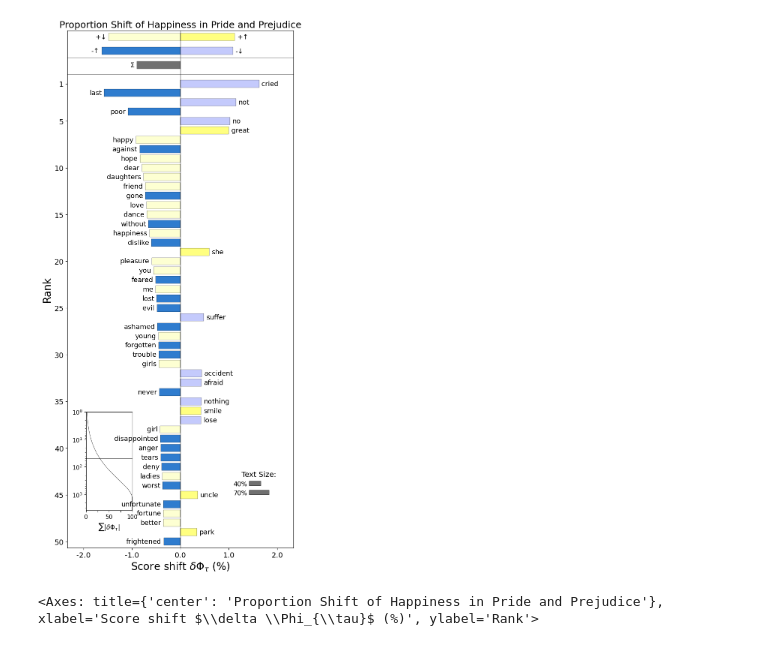
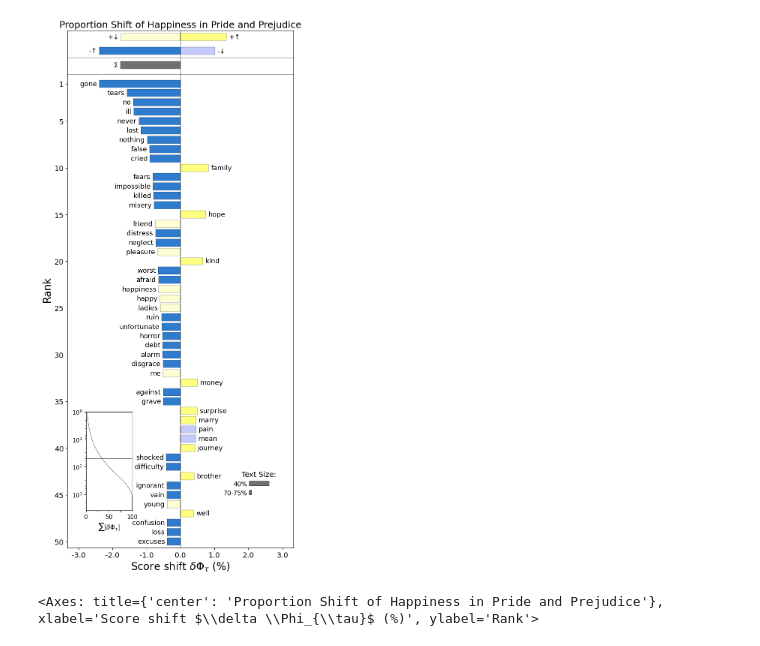
Before and after one commit to marobinette/shifterator_implementation, a Jupyter notebook: shifterator.ipynb, the cells around one changed output. Drawn from its saved outputs; the diff is of its cells as text; code cells hidden in the pictures.

Commit message:
shifts for all stories

```diff
--- a/shifterator.ipynb
+++ b/shifterator.ipynb
@@ -6,22 +6,25 @@ labmt_scores = labMTdata.set_index('Word')['Happiness Score'].to_dict()
 # %%
 ref_df = pd.read_csv('ref.csv')
 comp_df = pd.read_csv('comp.csv')
 
-
+# lowercase the words to ensure matching
+ref_df['word'] = ref_df['word'].str.lower()
+comp_df['word'] = comp_df['word'].str.lower()
 ref_dict = ref_df.set_index('word')['frequency'].to_dict()
 comp_dict = comp_df.set_index('word')['frequency'].to_dict()
 
 proportion_shift = sh.Shift(
     type2freq_1=ref_dict,
     type2freq_2=comp_dict,
     type2score_1=labmt_scores,
     handle_missing_scores='exclude',
-    reference_value='average'  # Change from 5.7 to 'average'
+    reference_value='average',
+    normalization='variation'
 )
 
-proportion_shift.get_shift_graph(system_names = ['40%', '70%'],
+proportion_shift.get_shift_graph(system_names = ['40%', '70-75%'],
                                  title='Proportion Shift of Happiness in Pride and Prejudice',
                                  filename='proportion_shift_pride_prejudice.png')
 # %% [output]
-[figure, old version]
+[figure, new version]
 <Axes: title={'center': 'Proportion Shift of Happiness in Pride and Prejudice'}, xlabel='Score shift $\\delta \\Phi_{\\tau}$ (%)', ylabel='Rank'>
```
Also changed, not shown: parts of 3 cells of this notebook, 13 other files.
